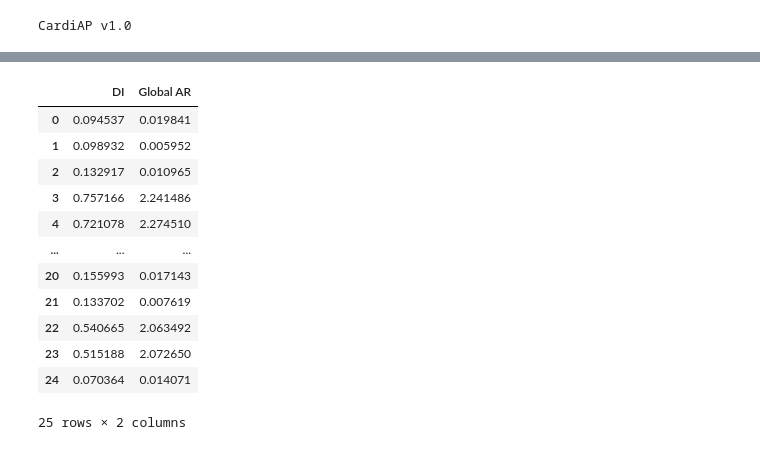
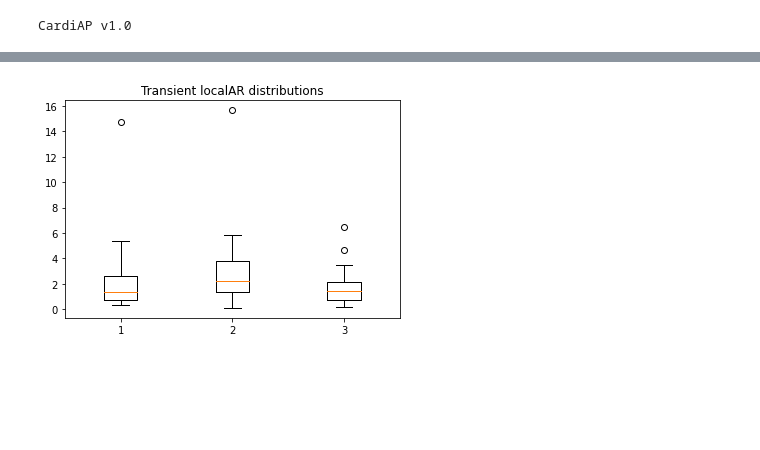
Before and after one commit to CardiAP/CardiAp, a Jupyter notebook: CardiAP.ipynb, the cells around one changed output, grey strips where cells are left out. Drawn from its saved outputs; the diff is of its cells as text; code cells hidden in the pictures; blank space fills up the shorter version.

Commit message:
DI table and dyssynchrony plots

```diff
--- a/CardiAP.ipynb
+++ b/CardiAP.ipynb
@@ -84,10 +84,10 @@ def calculate_local_AR(file):
     local_AR_bypeaks_table = pd.DataFrame(local_AR)
     return local_AR_bypeaks_table
 
-def discordance_index(local_AR_bypeaks_table):
+def get_discordance_indexes_table(local_AR_bypeaks_table):
     '''The discordance index (DI) is defined as the standard deviation of the measured local AR values.
     Input is 'calculate_alternance_ratio' of local AR output
-    Output is a list od DI'''
+    Output is a table containing the of DI'''
     return local_AR_bypeaks_table.std().to_list()
 
 def calculate_global_AR(file):
@@ -99,9 +99,32 @@ def calculate_global_AR(file):
 def global_data_table(file_slice,file_image):
     '''Builds the global data table'''
     local_AR_bypeaks_table = calculate_local_AR(file_slice)
-    data_tuple = (discordance_index(local_AR_bypeaks_table),calculate_global_AR(file_image))
+    data_tuple = (get_discordance_indexes_table(local_AR_bypeaks_table),calculate_global_AR(file_image))
     global_data_df = pd.DataFrame(data_tuple, index=['DI','Global AR'])
     return global_data_df.T
+
+
+
+def localAR_boxplot(local_AR_df):
+    '''This function displays displays the boxplot from the local Alternance Ratio data table'''
+    data = np.array(local_AR_df.dropna())
+    fig7, ax7 = plt.subplots()
+    ax7.set_title('Transient localAR distributions')
+    ax7.boxplot(data)
+
+    return plt
+
+
+def get_global_dyssynchrony_results(analysis_result):
+    '''From the analysis results, builds the summary of dyssynchrony'''
+    file_slice = build_analysis_results_table(analysis_result,kind='slices')[0]
+    file_image = build_analysis_results_table(analysis_result,kind='image')[0]
+    return global_data_table(file_slice,file_image)
+
+
+def plot_local_AR(analysis_result):
+    '''From the analysis results, builds the local Alternance Ratio boxplot'''
+    return localAR_boxplot(calculate_local_AR(build_analysis_results_table(analysis_result,kind='slices')[0])).show()
 # %%
 def scaling_image(fig):
     '''This function draws the canvas and renders the image for the poincare plot'''
@@ -646,18 +669,9 @@ build_analysis_results_table(__last_analysis_results__,kind='slices')[1]
 # %%
-file_slice = build_analysis_results_table(__last_analysis_results__,kind='slices')[0]
-file_image = build_analysis_results_table(__last_analysis_results__,kind='image')[0]
-global_data_table(file_slice,file_image)
+
+build_analysis_results_table(__last_analysis_results__,kind='slices')[0]
+
+get_global_dyssynchrony_results(__last_analysis_results__)
+
+plot_local_AR(__last_analysis_results__)
 # %% [output]
-|  | DI | Global AR |
-| 0 | 0.094537 | 0.019841 |
-| 1 | 0.098932 | 0.005952 |
-| 2 | 0.132917 | 0.010965 |
-| 3 | 0.757166 | 2.241486 |
-| 4 | 0.721078 | 2.274510 |
-| ... | ... | ... |
-| 20 | 0.155993 | 0.017143 |
-| 21 | 0.133702 | 0.007619 |
-| 22 | 0.540665 | 2.063492 |
-| 23 | 0.515188 | 2.072650 |
-| 24 | 0.070364 | 0.014071 |
-25 rows × 2 columns
+[figure, added]
```
Also changed, not shown: parts of 1 cell of this notebook.
